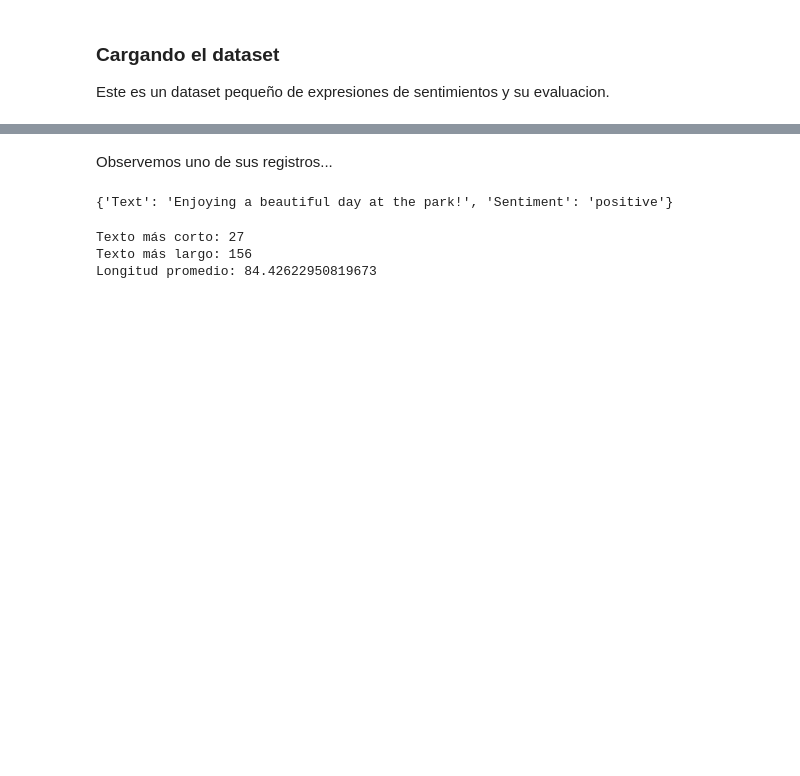
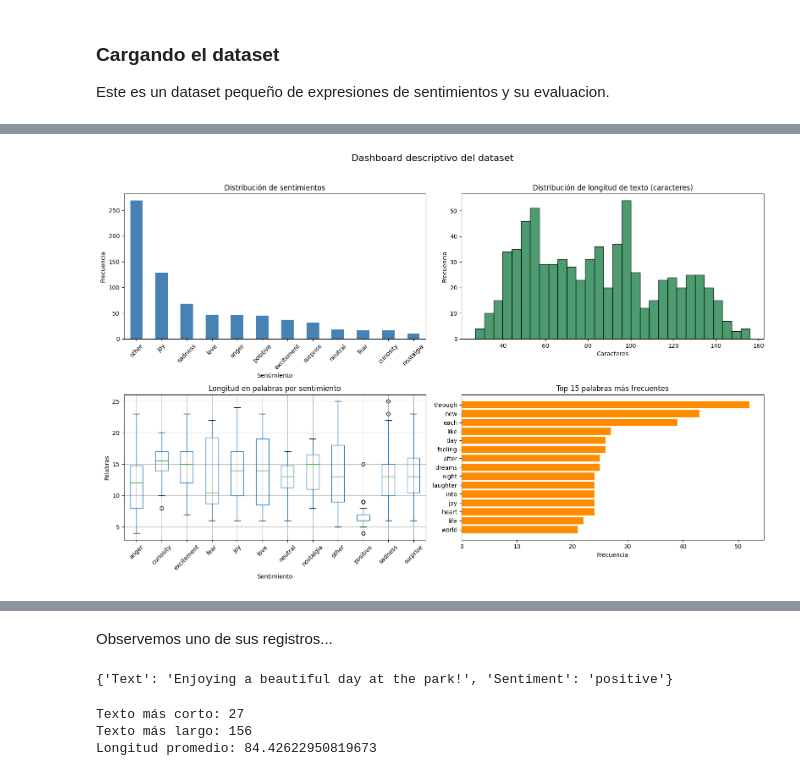
Before and after one commit to ajapontes/icesi-nlp, a Jupyter notebook: Entregables/Entregable/Sesion 3/Work3.ipynb, the cells around one changed output, grey strips where cells are left out. Drawn from its saved outputs; the diff is of its cells as text; code cells hidden in the pictures; blank space fills up the shorter version.

```diff
--- a/Entregables/Entregable/Sesion 3/Work3.ipynb
+++ b/Entregables/Entregable/Sesion 3/Work3.ipynb
@@ -117,3 +128,76 @@ Name: count, dtype: int64
 | 2 | Just finished an amazing workout! 💪 | positive |
 | 3 | Excited about the upcoming weeken... | positive |
 | 4 | Trying out a new recipe for dinne... | neutral |
+# %%
+from collections import Counter
+
+# Dashboard descriptivo del dataset
+if len(dataset) == 0:
+    print("El dataset está vacío.")
+else:
+    df_dash = df_raw[['Text', 'Sentiment']].copy() if 'df_raw' in globals() else pd.DataFrame(dataset)
+    df_dash['char_len'] = df_dash['Text'].astype(str).str.len()
+    df_dash['word_len'] = df_dash['Text'].astype(str).str.split().str.len()
+
+    sentiment_counts = final_counts.copy() if 'final_counts' in globals() else df_dash['Sentiment'].value_counts()
+
+
+
+    # Resumen por clase
+    resumen_por_clase = (
+        df_dash.groupby('Sentiment')
+        .agg(
+            n=('Text', 'size'),
+            avg_chars=('char_len', 'mean'),
+            avg_words=('word_len', 'mean')
+        )
+        .sort_values('n', ascending=False)
+    )
+    display(resumen_por_clase.round(2))
+
+    # Top palabras (limpieza simple)
+    stopwords = {
+        'the','a','an','and','or','to','of','in','on','at','for','with','is','it','this','that',
+        'i','you','we','they','he','she','my','our','your','me','was','are','be','am','just'
+    }
+    all_tokens = re.findall(r"[a-zA-Z']+", " ".join(df_dash['Text'].astype(str).str.lower().tolist()))
+    all_tokens = [t for t in all_tokens if t not in stopwords and len(t) > 2]
+    top_words = Counter(all_tokens).most_common(15)
+
+    # Dashboard (2x2)
+    fig, axes = plt.subplots(2, 2, figsize=(16, 10))
+
+    # 1) Distribución de clases
+    sentiment_counts.sort_values(ascending=False).plot(kind='bar', ax=axes[0, 0], color='steelblue')
+    axes[0, 0].set_title('Distribución de sentimientos')
+    axes[0, 0].set_xlabel('Sentimiento')
+    axes[0, 0].set_ylabel('Frecuencia')
+    axes[0, 0].tick_params(axis='x', rotation=45)
+
+    # 2) Longitud de texto (caracteres)
+    axes[0, 1].hist(df_dash['char_len'], bins=30, color='seagreen', alpha=0.85, edgecolor='black')
+    axes[0, 1].set_title('Distribución de longitud de texto (caracteres)')
+    axes[0, 1].set_xlabel('Caracteres')
+    axes[0, 1].set_ylabel('Frecuencia')
+
+    # 3) Longitud por clase (palabras)
+    df_dash.boxplot(column='word_len', by='Sentiment', ax=axes[1, 0], rot=45)
+    axes[1, 0].set_title('Longitud en palabras por sentimiento')
+    axes[1, 0].set_xlabel('Sentimiento')
+    axes[1, 0].set_ylabel('Palabras')
+
+    # 4) Palabras más frecuentes
+    if top_words:
+        words, freqs = zip(*top_words)
+        axes[1, 1].barh(words, freqs, color='darkorange')
+        axes[1, 1].set_title('Top 15 palabras más frecuentes')
+        axes[1, 1].set_xlabel('Frecuencia')
+        axes[1, 1].invert_yaxis()
+    else:
+        axes[1, 1].text(0.5, 0.5, 'Sin tokens disponibles', ha='center', va='center')
+        axes[1, 1].set_axis_off()
+
+    plt.suptitle('Dashboard descriptivo del dataset', fontsize=16, y=1.02)
+    plt.tight_layout()
+    plt.show()
+# %% [output]
@@ -119,0 +218 @@ Name: count, dtype: int64
+[figure, added]
```
Also changed, not shown: parts of 54 cells of this notebook, 7 other files.
